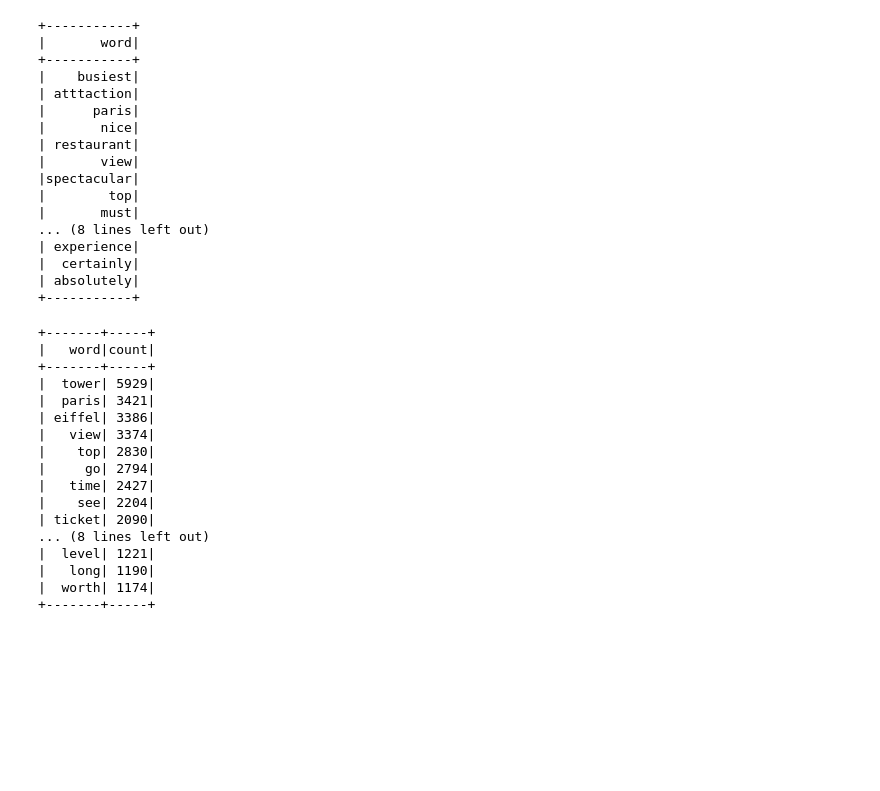
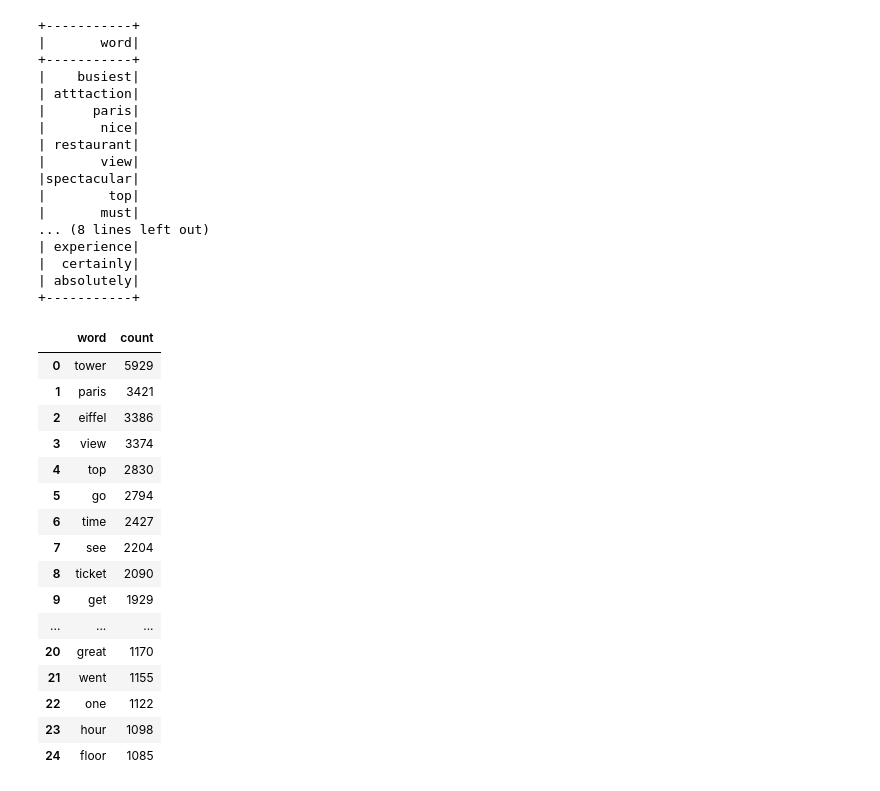
Before and after one commit to murilovpinheiro/Cloud-Spark, a Jupyter notebook: Q2A.ipynb, the cells around one changed output. Drawn from its saved outputs; the diff is of its cells as text; code cells hidden in the pictures; blank space fills up the shorter version.

```diff
--- a/Q2A.ipynb
+++ b/Q2A.ipynb
@@ -207,22 +200,26 @@ result.show()
 | absolutely|
 +-----------+
 # %%
-result.groupBy("word").count().orderBy(col("count").desc()).show()
+result_count = result.groupBy("word").count().orderBy(col("count").desc()).limit(25)
-# %% [output]
-+-------+-----+
-|   word|count|
-+-------+-----+
-|  tower| 5929|
-|  paris| 3421|
-| eiffel| 3386|
-|   view| 3374|
-|    top| 2830|
-|     go| 2794|
-|   time| 2427|
-|    see| 2204|
-| ticket| 2090|
-... (8 lines left out)
-|  level| 1221|
-|   long| 1190|
-|  worth| 1174|
-+-------+-----+
+# %%
+result_pd = result_count.toPandas()
+
+result_pd
+# %% [output]
+|  | word | count |
+| 0 | tower | 5929 |
+| 1 | paris | 3421 |
+| 2 | eiffel | 3386 |
+| 3 | view | 3374 |
+| 4 | top | 2830 |
+| 5 | go | 2794 |
+| 6 | time | 2427 |
+| 7 | see | 2204 |
+| 8 | ticket | 2090 |
+| 9 | get | 1929 |
+| ... | ... | ... |
+| 20 | great | 1170 |
+| 21 | went | 1155 |
+| 22 | one | 1122 |
+| 23 | hour | 1098 |
+| 24 | floor | 1085 |
```
Also changed, not shown: parts of 4 cells of this notebook, 6 other files.
